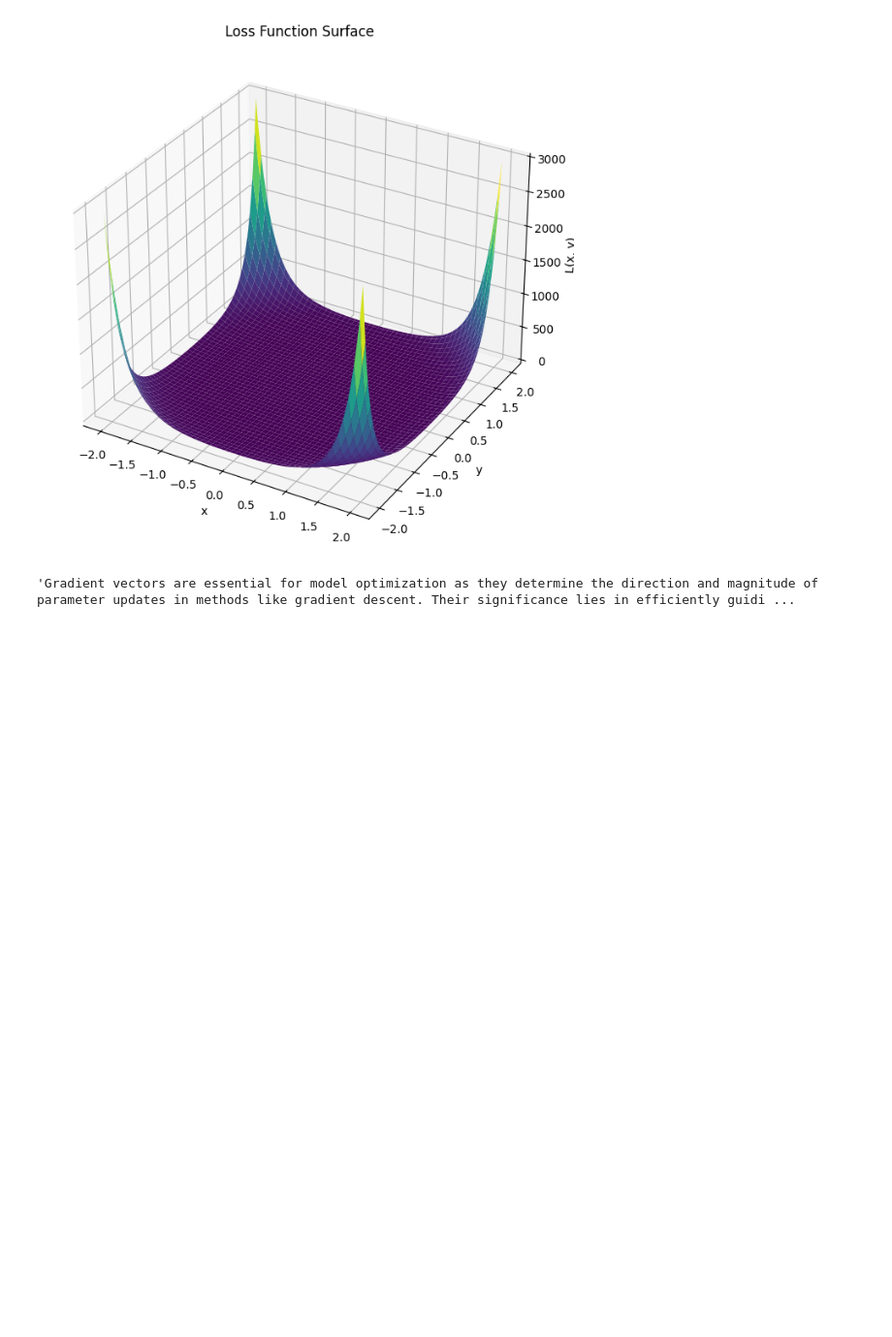
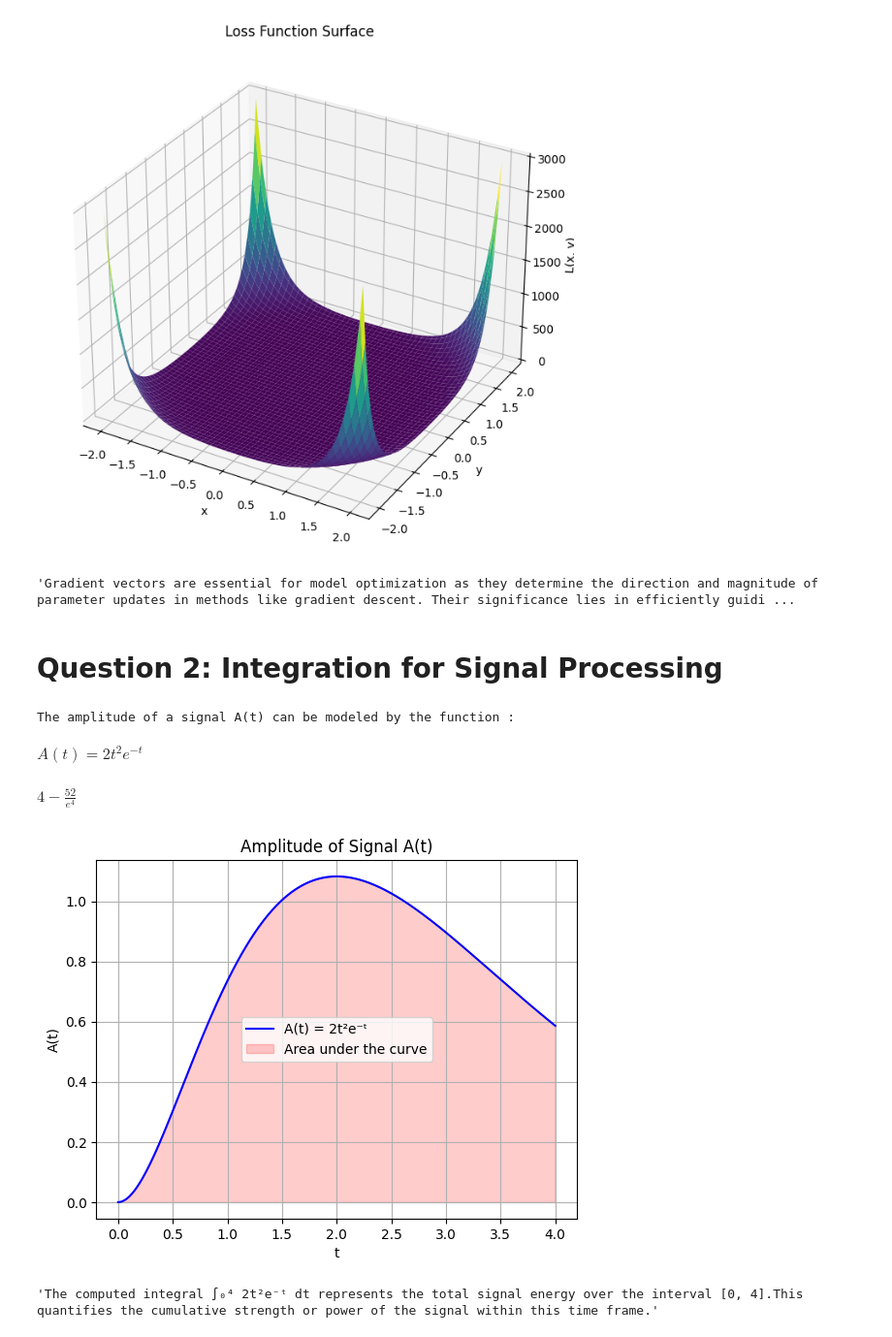
Before and after one commit to TeranS22/CM2607_CW_2409084, a Jupyter notebook: CM2607_2409084.ipynb, the cells around one changed output. Shown at 97% size. Drawn from its saved outputs; the diff is of its cells as text; code cells hidden in the pictures; blank space fills up the shorter version.

Commit message:
Question-02

```diff
--- a/CM2607_2409084.ipynb
+++ b/CM2607_2409084.ipynb
@@ -75,3 +77,56 @@ discussion = 'Gradient vectors are essential for model optimization as they dete
 display(discussion)
 # %% [output]
 'Gradient vectors are essential for model optimization as they determine the direction and magnitude of parameter updates in methods like gradient descent. Their significance lies in efficiently guidi ...
+# %% [markdown]
+# Question 2: Integration for Signal Processing
+# %%
+import sympy as sp
+from IPython.display import display
+
+t = sp.Symbol('t')
+amplitude_of_signal_function = 2*t**(2)*sp.exp(-t)
+
+A = sp.Function('A')
+amplitude_of_signal_function_eq = sp.Eq(A(t), amplitude_of_signal_function)
+
+print('The amplitude of a signal A(t) can be modeled by the function : ')
+display(amplitude_of_signal_function_eq)
+# %% [output]
+The amplitude of a signal A(t) can be modeled by the function :
+$\displaystyle A{\left(t \right)} = 2 t^{2} e^{- t}$
+# %%
+# (a) Use the Python library SymPy to compute the definite integral ∫₀⁴ 2t²e⁻ᵗ dt
+
+integral_value = sp.integrate(amplitude_of_signal_function, (t, 0, 4))
+display(integral_value)
+# %% [output]
+$\displaystyle 4 - \frac{52}{e^{4}}$
+# %%
+# (b) Plot the function A(t) using Matplotlib and annotate the graph with the area under the curve corresponding to the integral.
+
+def amplitude_of_signal_function_numeric(t):
+    return 2 * t**2 * np.exp(-t)
+
+t_values = np.linspace(0, 4, 500)
+Amplitude_values = amplitude_of_signal_function_numeric(t_values)
+
+plt.plot(t_values, Amplitude_values, label='A(t) = 2t²e⁻ᵗ', color='blue')
+plt.fill_between(t_values, Amplitude_values, alpha=0.2, label="Area under the curve", color='red')
+
+plt.title("Amplitude of Signal A(t)")
+plt.xlabel("t")
+plt.ylabel("A(t)")
+plt.legend()
+plt.grid()
+
+plt.show()
+# %% [output]
+[figure, added]
+# %%
+# (c) Interpret the meaning of the computed integral in the context of signal energy
+
+interpretation = "The computed integral ∫₀⁴ 2t²e⁻ᵗ dt represents the total signal energy over the interval [0, 4].This quantifies the cumulative strength or power of the signal within this time frame."
+
+display(interpretation)
+# %% [output]
+'The computed integral ∫₀⁴ 2t²e⁻ᵗ dt represents the total signal energy over the interval [0, 4].This quantifies the cumulative strength or power of the signal within this time frame.'
```
Also changed, not shown: parts of 1 cell of this notebook.
